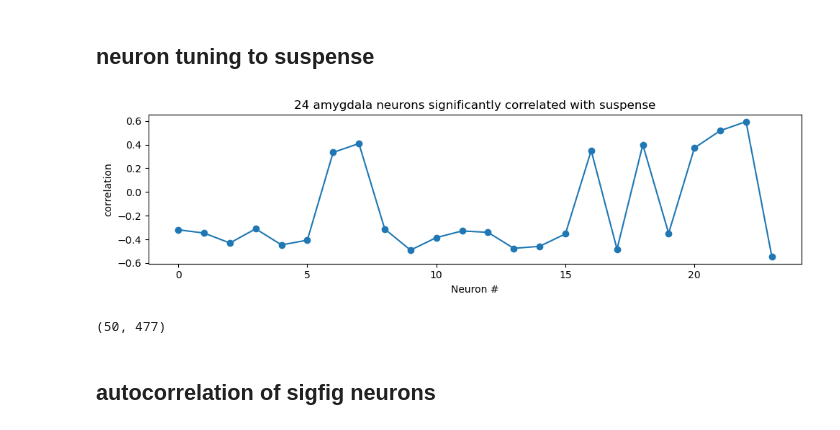
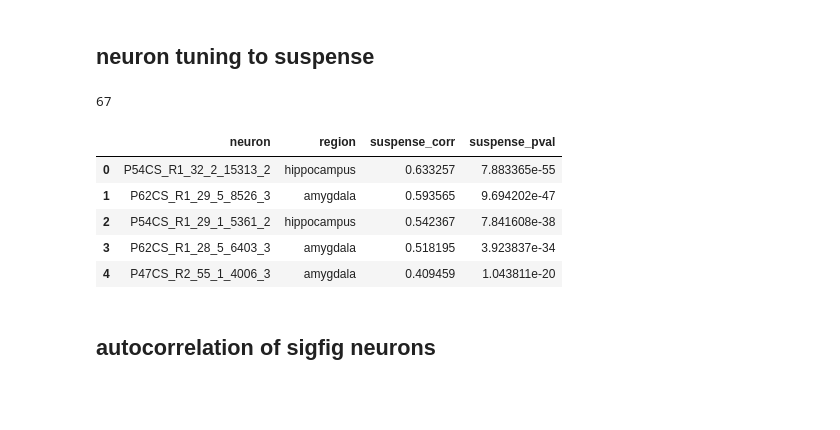
Before and after one commit to NuttidaLab/movie_analysis, a Jupyter notebook: encoding_analyses.ipynb, the cells around one changed output. Drawn from its saved outputs; the diff is of its cells as text; code cells hidden in the pictures; blank space fills up the shorter version.

Commit message:
updated suspense filtering

```diff
--- a/encoding_analyses.ipynb
+++ b/encoding_analyses.ipynb
@@ -488,47 +465,31 @@ plt.show()
 [figure]
 # %% [markdown]
 ## neuron tuning to suspense
-# %%
-region = 'amygdala'
-select_df = df_encoding[(df_encoding['region'] == region)].reset_index(drop=True)
-
-half_len, corrs = len(stretched_suspense)//2, {}
-p_thresh, r_thresh = 0.001, 0.3
-
-for index, neur in select_df.iterrows():
-
-    r, p = pearsonr(stretched_suspense, neur['trial_smooth_spikes'])
-    if p < p_thresh and abs(r) > r_thresh:
-    # neurons significantly correlated with suspense
-        corrs[neur['neuron']] = round(r, 3)
-        # fig = plt.figure(figsize=(15, 3))
-        # plt.plot(neur['trial_smooth_spikes'])
-        # plt.plot(stretched_suspense)
-        # plt.show()
-        # break
-
-fig = plt.figure(figsize=(10, 3))
-plt.plot(range(len(corrs)), corrs.values(), marker='o')
-plt.xlabel('Neuron #')
-plt.ylabel('correlation')
-plt.title(f'{len(corrs)} {region} neurons significantly correlated with suspense')
-plt.tight_layout()
-plt.show()
-
-sigfig_neurs = corrs.keys() # neurons significantly correlated with suspense
-
-sigfig_df = select_df[select_df['neuron'].isin(sigfig_neurs)]
-neur_by_time = np.array(sigfig_df['trial_smooth_spikes'].tolist())
-
-# use all scene cells instead
-scene_cell_df = df_encoding[df_encoding['neuron'].isin(scene_cells)]
-neur_by_time = np.array(scene_cell_df['trial_smooth_spikes'].tolist())
-
-time_by_neur = neur_by_time.T
-print(neur_by_time.shape)
-# %% [output]
-[figure, removed]
-(50, 477)
+# %%
+# store each neurons corr & pval with suspense
+corrs, pvals = [], []
+
+for _, neur in df_encoding.iterrows():
+    corr, pval = pearsonr(stretched_suspense, neur['trial_smooth_spikes'])
+    corrs.append(corr)
+    pvals.append(pval)
+
+df_encoding['suspense_corr'] = corrs
+df_encoding['suspense_pval'] = pvals
+
+suspense_df = df_encoding[['neuron', 'region', 'suspense_corr', 'suspense_pval']].copy()
+suspense_df = suspense_df[(suspense_df['suspense_pval'] < 0.001) & (abs(suspense_df['suspense_corr']) > .3)].reset_index(drop=True)
+suspense_df = suspense_df.sort_values(by='suspense_corr', ascending=False).reset_index(drop=True)
+print(len(suspense_df))
+suspense_df.head()
+# %% [output]
+67
+|  | neuron | region | suspense_corr | suspense_pval |
+| 0 | P54CS_R1_32_2_15313_2 | hippocampus | 0.633257 | 7.883365e-55 |
+| 1 | P62CS_R1_29_5_8526_3 | amygdala | 0.593565 | 9.694202e-47 |
+| 2 | P54CS_R1_29_1_5361_2 | hippocampus | 0.542367 | 7.841608e-38 |
+| 3 | P62CS_R1_28_5_6403_3 | amygdala | 0.518195 | 3.923837e-34 |
+| 4 | P47CS_R2_55_1_4006_3 | amygdala | 0.409459 | 1.043811e-20 |
 # %% [markdown]
 ## autocorrelation of sigfig neurons
 # %%
```
Also changed, not shown: parts of 2 cells of this notebook.
